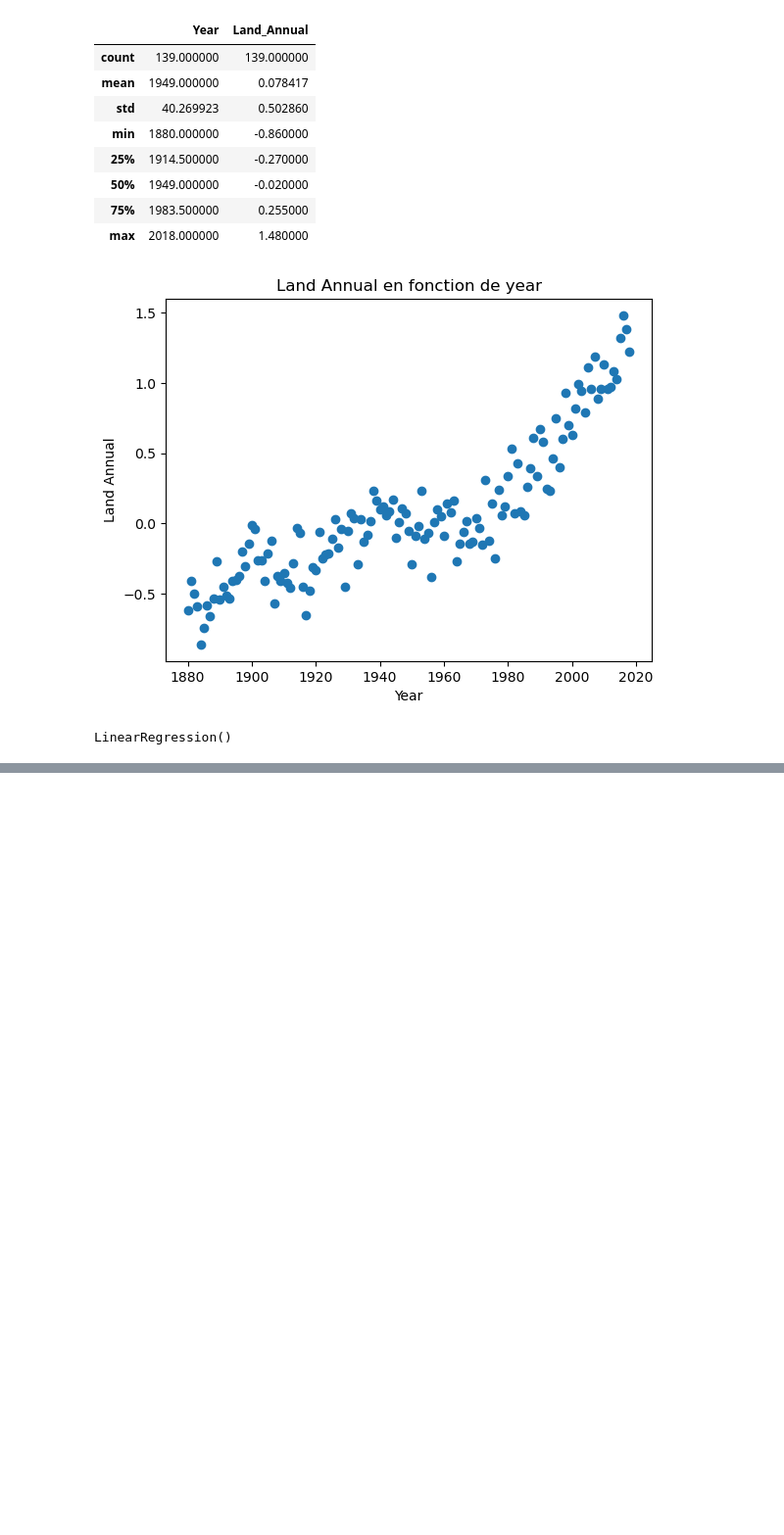
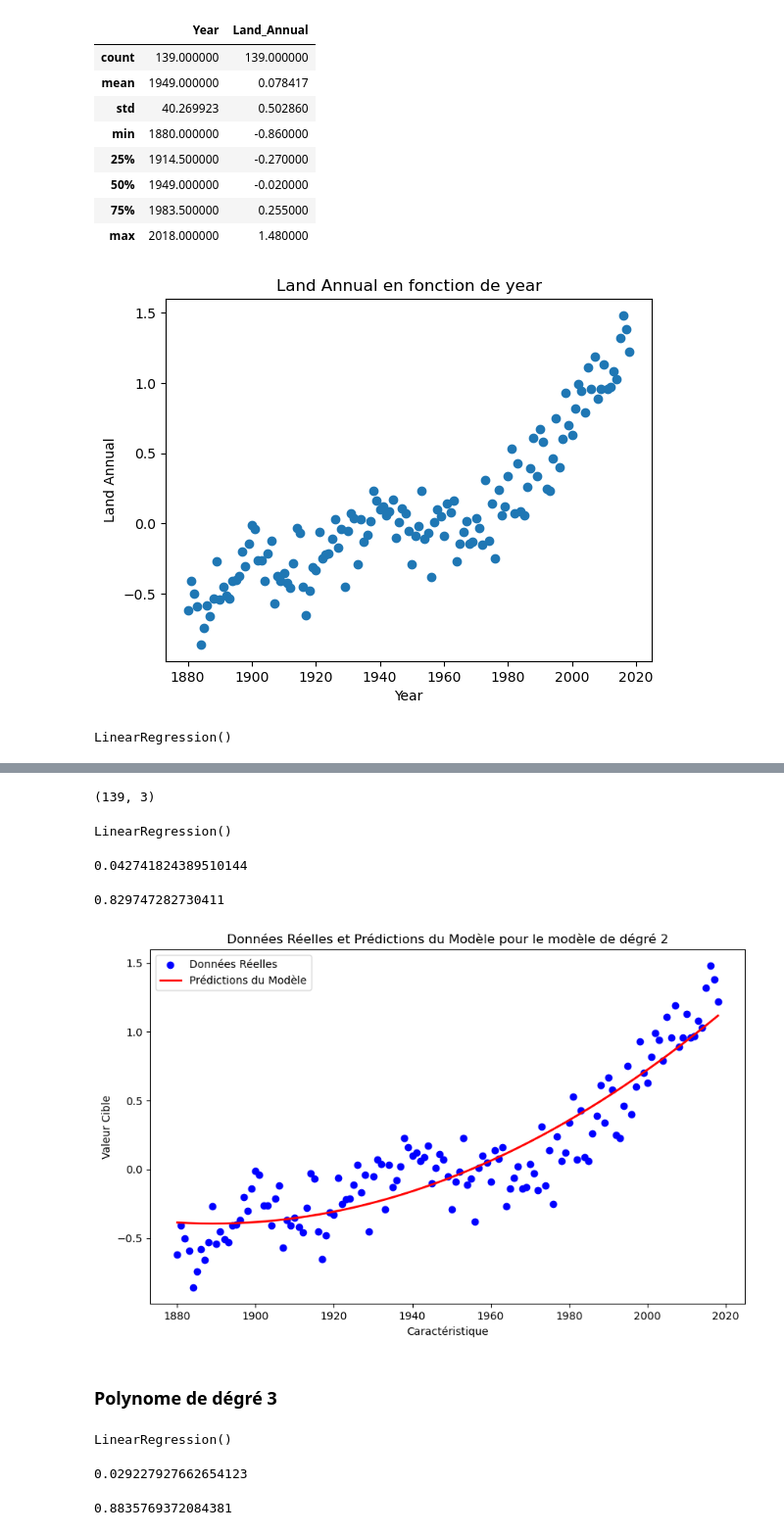
Before and after one commit to Moh2106/DigiSciaMachineLearningCourse, a Jupyter notebook: 12_regression_polynomiale.ipynb, the cells around one changed output, grey strips where cells are left out. Shown: that part at 98% size. Saved outputs shown, nothing was run; the diff lists cells and outputs as text; code cells hidden in the pictures; blank space fills up the shorter version.

```diff
--- a/12_regression_polynomiale.ipynb
+++ b/12_regression_polynomiale.ipynb
@@ -132,0 +178,44 @@ X_poly = polynomial_feature.fit_transform(X_train)
+# %%
+X_poly_deg2.shape
+# %% [output]
+(139, 3)
+# %%
+# Entrainement du modèle de dégré 2
+model_lineaire.fit(X_poly_deg2, y)
+# %% [output]
+LinearRegression()
+# %%
+# La prédiction de notre modèle de dégré
+y_pred_deg2 = model_lineaire.predict(X_poly_deg2)
+# %%
+mse = mean_squared_error(y, y_pred_deg2)
+mse
+# %% [output]
+0.042741824389510144
+# %%
+r2_score_linear = r2_score(y, y_pred_deg2)
+r2_score_linear
+# %% [output]
+0.829747282730411
+# %%
+# Visualisation des résultats
+plt.figure(figsize=(10, 6))
+
+# Tracer les données réelles
+plt.scatter(X, y, color='blue', label='Données Réelles')
+
+# Tracer les prédictions du modèle
+plt.plot(X, y_pred_deg2, color='red', linewidth=2, label='Prédictions du Modèle')
+
+# Ajouter des labels et un titre
+plt.xlabel('Caractéristique')
+plt.ylabel('Valeur Cible')
+plt.title('Données Réelles et Prédictions du Modèle pour le modèle de dégré 2')
+plt.legend()
+
+# Afficher le graphique
+plt.show()
+# %% [output]
+[figure, added]
+# %% [markdown]
+### Polynome de dégré 3
@@ -132,0 +227,5 @@ X_poly = polynomial_feature.fit_transform(X_train)
+# %%
+# Entrainement du modèle de dégré 3
+model_lineaire.fit(X_poly_deg3, y)
+# %% [output]
+LinearRegression()
@@ -132,0 +235,10 @@ X_poly = polynomial_feature.fit_transform(X_train)
+# %%
+mse = mean_squared_error(y, y_pred_deg3)
+mse
+# %% [output]
+0.029227927662654123
+# %%
+r2_score_linear = r2_score(y, y_pred_deg3)
+r2_score_linear
+# %% [output]
+0.8835769372084381
```
Also changed, not shown: parts of 18 cells of this notebook, 1 other file.
